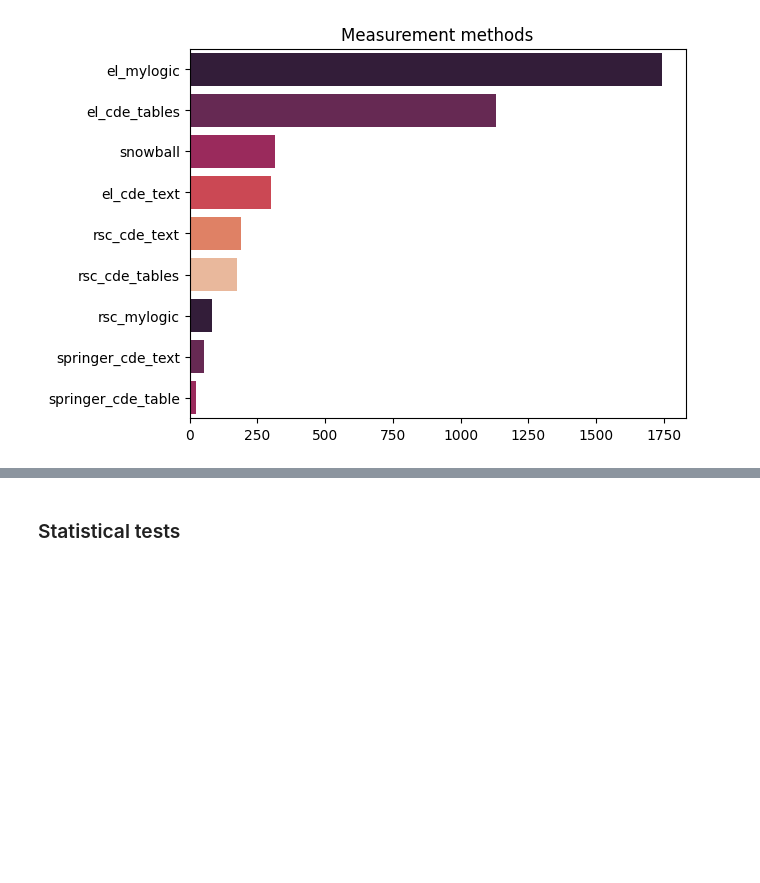
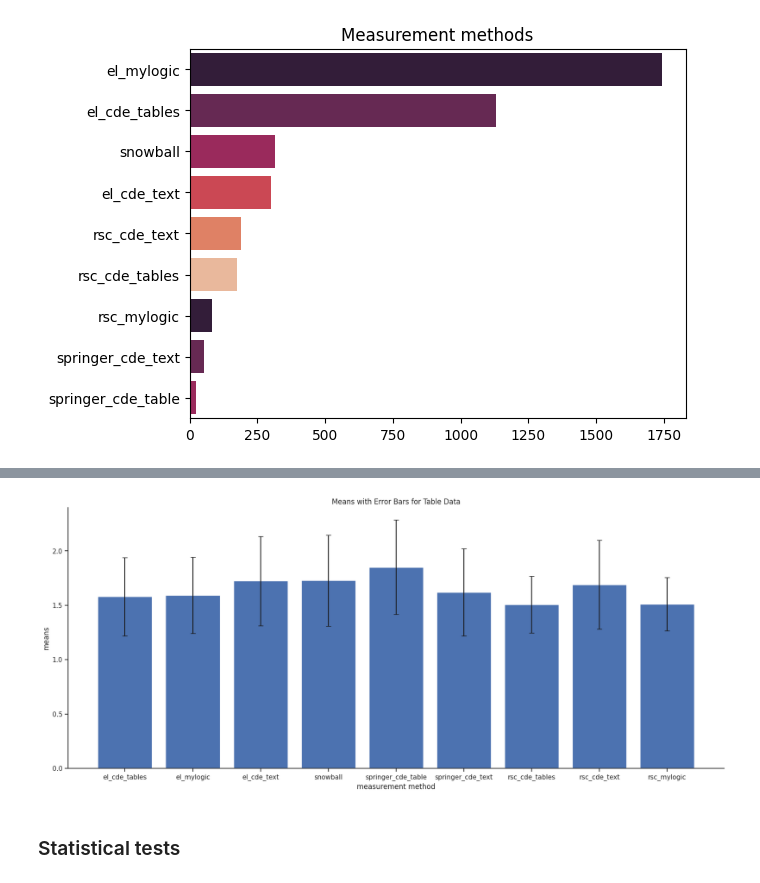
Before and after one commit to AsyaOrlova/ChemAlgorithmsCourse, a Jupyter notebook: hw_1.ipynb, the cells around one changed output, grey strips where cells are left out. Drawn from its saved outputs; the diff is of its cells as text; code cells hidden in the pictures; blank space fills up the shorter version.

```diff
--- a/hw_1.ipynb
+++ b/hw_1.ipynb
@@ -602,0 +616,8 @@ fig.show()
+# %%
+stats = ["el_cde_tables", "el_mylogic", "el_cde_text", "snowball", "springer_cde_table", "springer_cde_text", "rsc_cde_tables", "rsc_cde_text", "rsc_mylogic"]
+
+for name in stats:
+    print(name)
+    print("median:", globals()[name].median())
+    print(globals()[name].describe())
+    print()
@@ -603,3 +698,25 @@ fig.show()
+# %%
+# visualize the data using bar chart
+means = []
+stds = []
+
+# Loop through each table and calculate mean and standard deviation
+for name in table_names:
+    table = globals()[name]
+    means.append(table.mean())
+    stds.append(table.std())
+
+# Create bar chart with error bars
+custom_params = {"axes.spines.right": False, "axes.spines.top": False}  #hide top and right spines
+sns.set_theme(style="ticks", rc=custom_params)
+plt.figure(figsize=(20,8))
+plt.bar(table_names, means, yerr=stds, capsize=4)
+plt.title('Means with Error Bars for Table Data')
+plt.xlabel('measurement method')
+plt.ylabel('means')
+plt.show()
+# %% [output]
+[figure, added]
 # %% [markdown]
 ### Statistical tests
 # %% [markdown]
```
Also changed, not shown: parts of 6 cells of this notebook.
